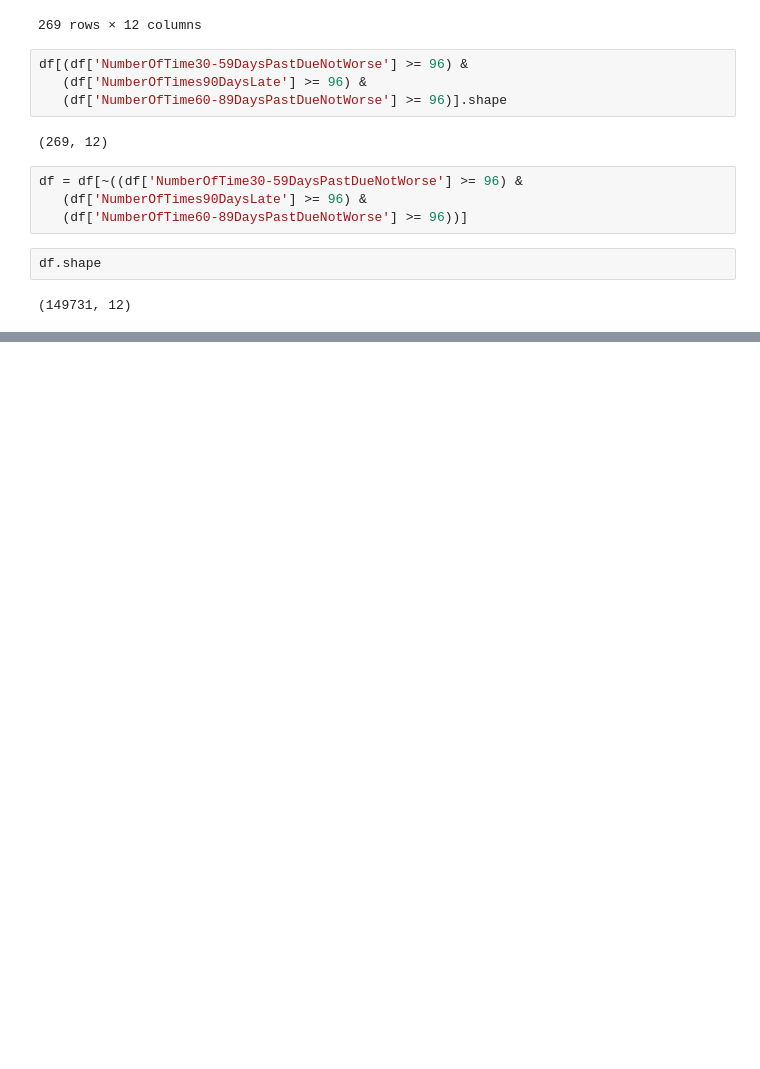
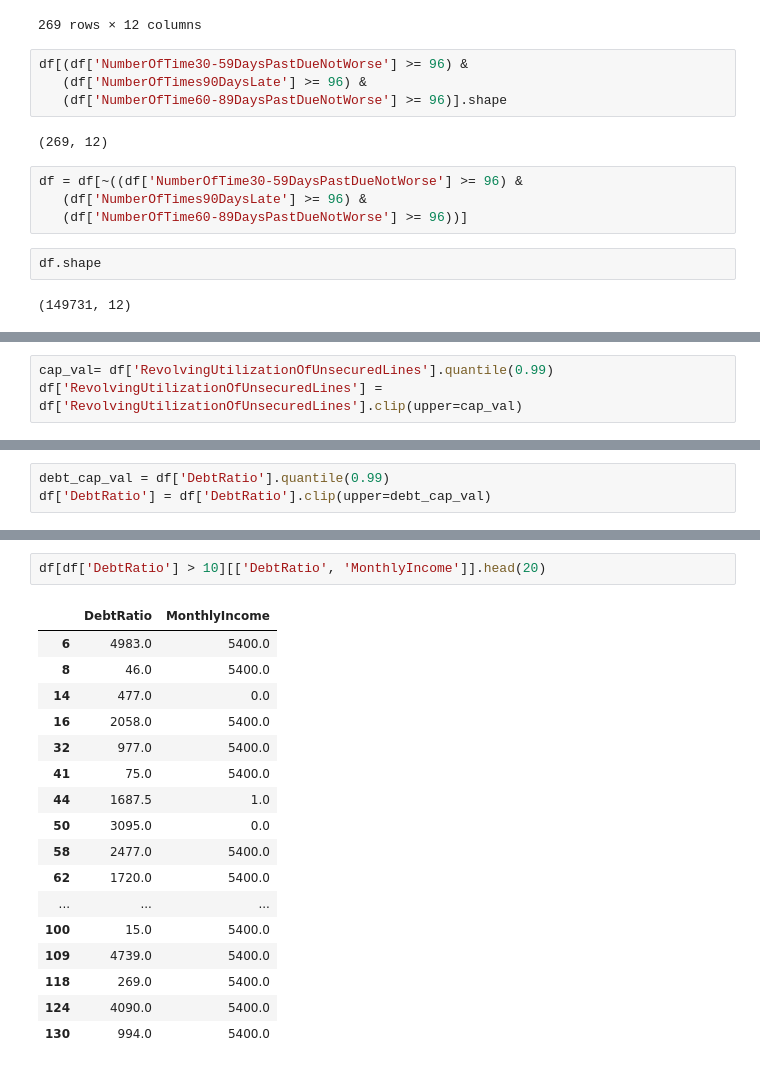
Before and after one commit to C0deB3ast/Data_analysis_work, a Jupyter notebook: Give_me_some_Credit.ipynb, the cells around one changed output, grey strips where cells are left out. Cells and saved outputs as stored; diff of their text form; blank space fills up the shorter version.

```diff
--- a/Give_me_some_Credit.ipynb
+++ b/Give_me_some_Credit.ipynb
@@ -128,0 +154,3 @@ df.shape
+# %%
+cap_val= df['RevolvingUtilizationOfUnsecuredLines'].quantile(0.99)
+df['RevolvingUtilizationOfUnsecuredLines'] = df['RevolvingUtilizationOfUnsecuredLines'].clip(upper=cap_val)
@@ -128,0 +170,3 @@ df.shape
+# %%
+debt_cap_val = df['DebtRatio'].quantile(0.99)
+df['DebtRatio'] = df['DebtRatio'].clip(upper=debt_cap_val)
@@ -128,0 +186,20 @@ df.shape
+# %%
+df[df['DebtRatio'] > 10][['DebtRatio', 'MonthlyIncome']].head(20)
+# %% [output]
+|  | DebtRatio | MonthlyIncome |
+| 6 | 4983.0 | 5400.0 |
+| 8 | 46.0 | 5400.0 |
+| 14 | 477.0 | 0.0 |
+| 16 | 2058.0 | 5400.0 |
+| 32 | 977.0 | 5400.0 |
+| 41 | 75.0 | 5400.0 |
+| 44 | 1687.5 | 1.0 |
+| 50 | 3095.0 | 0.0 |
+| 58 | 2477.0 | 5400.0 |
+| 62 | 1720.0 | 5400.0 |
+| ... | ... | ... |
+| 100 | 15.0 | 5400.0 |
+| 109 | 4739.0 | 5400.0 |
+| 118 | 269.0 | 5400.0 |
+| 124 | 4090.0 | 5400.0 |
+| 130 | 994.0 | 5400.0 |
```
Also changed, not shown: parts of 6 cells of this notebook.
